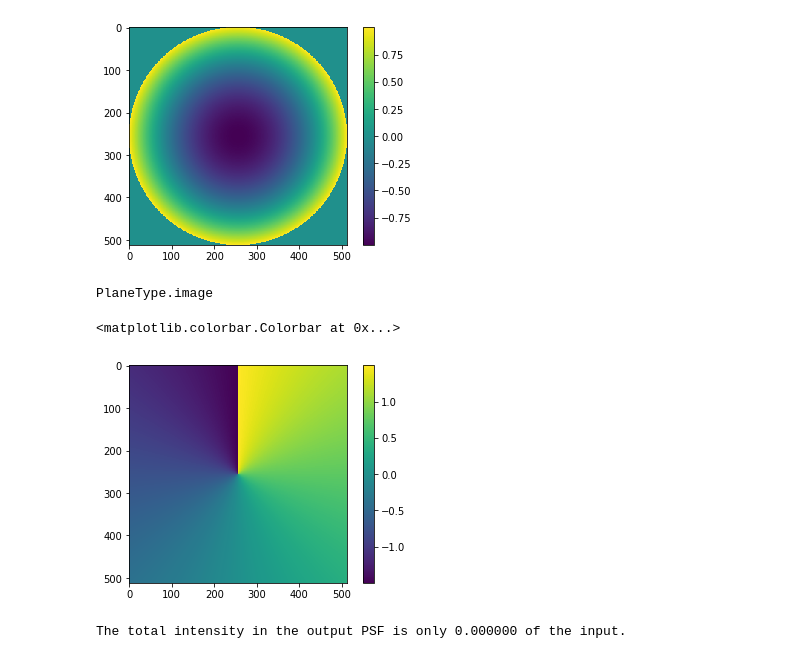
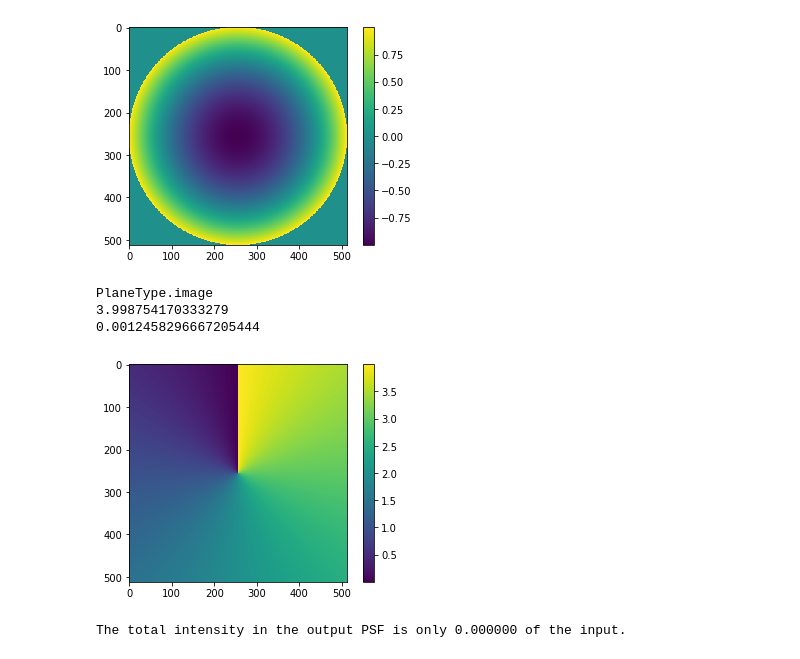
Before and after one commit to gregwallan/coronagraph-NN-data-gen, a Jupyter notebook: System_Development.ipynb, the cells around one changed output. Cells and saved outputs as stored; diff of their text form; code cells hidden in the pictures.

```diff
--- a/System_Development.ipynb
+++ b/System_Development.ipynb
@@ -53,16 +53,19 @@ PlaneType.pupil
 # %%
 wf = poppy.Wavefront(diam=0.5*u.m,wavelength=632e-9,npix=512,oversample=4,pixelscale=0.01)
 print(wf.planetype)
-vtx = VortexMask(charge=3,wavelength=632e-9*u.m)
+vtx = VortexMask(charge=4,wavelength=632e-9*u.m)
 opd = vtx.get_opd(wf)
 
 plt.figure()
 plt.imshow(opd/632e-9)
 plt.colorbar()
+print(np.max(opd/632e-9))
+print(np.min(opd/632e-9))
 # %% [output]
 PlaneType.image
+3.998754170333279
+0.0012458296667205444
-<matplotlib.colorbar.Colorbar at 0x...>
-[figure, old version]
+[figure, new version]
 # %%
 def generate_coefficients(wfe_budget):
     coefficients = []
```
Also changed, not shown: parts of 1 cell of this notebook, 8 other files.
